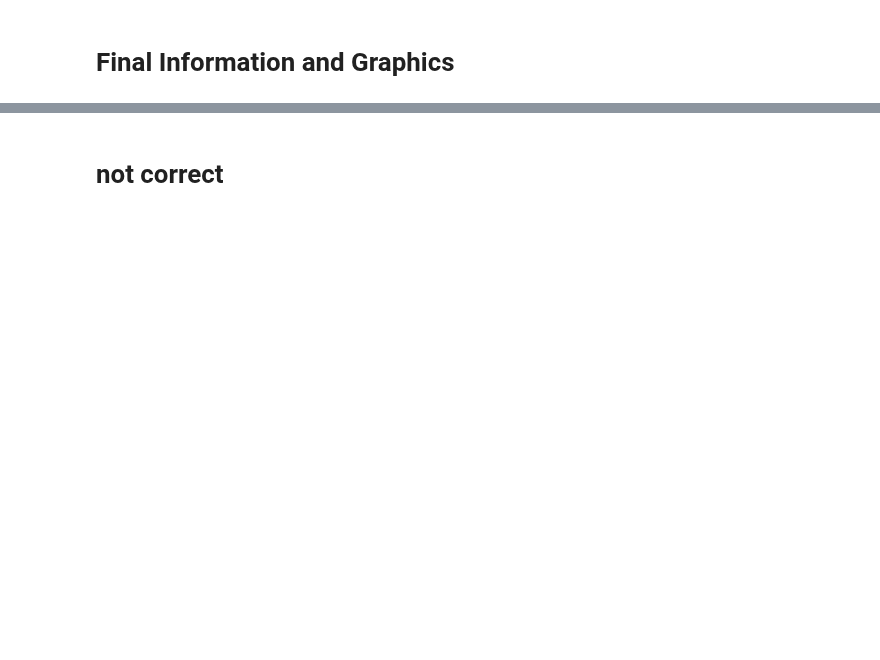
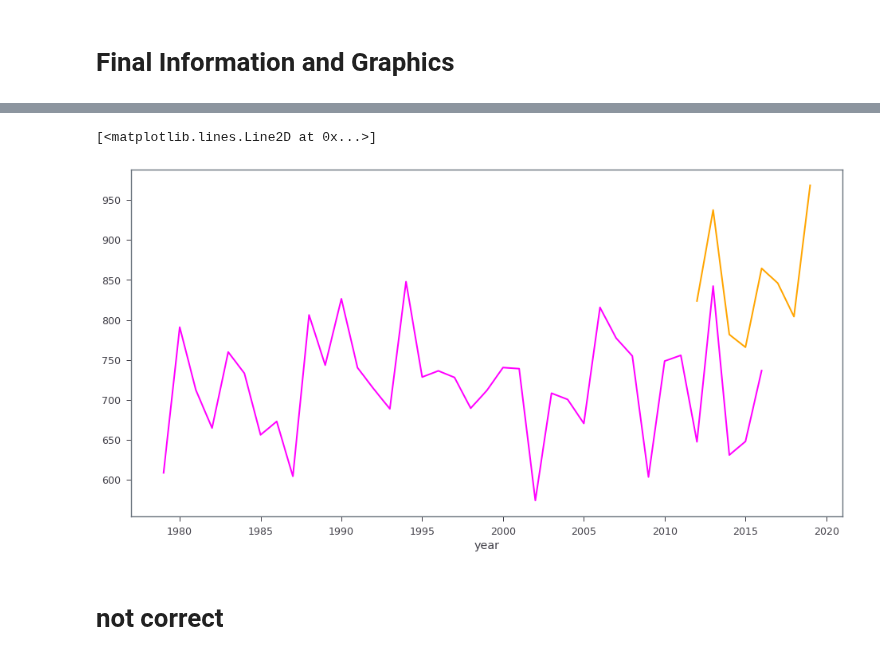
Before and after one commit to medhap02/AllIndiaRainfall, a Jupyter notebook: src/NewModel2020Predictions.ipynb, the cells around one changed output, grey strips where cells are left out. Saved outputs shown, nothing was run; the diff lists cells and outputs as text; code cells hidden in the pictures; blank space fills up the shorter version.

```diff
--- a/src/NewModel2020Predictions.ipynb
+++ b/src/NewModel2020Predictions.ipynb
@@ -495,3 +518,11 @@ array(0.489124)
+# %%
+IMDmean = 886.9
+#(pIMDJJASupdate/IMDmean).sel(year=slice('1979','2020')).plot(color='orange',marker='.',label='IMD AIRI')
+pIITMJJAS.sel(year=slice('1979','2020')).plot(linewidth=2,color='magenta',label='IITM data')
+pIMDJJASupdate.sel(year=slice('1979','2020')).plot(linewidth=2,color='orange',label='IMD data')
+# %% [output]
+[<matplotlib.lines.Line2D at 0x...>]
+[figure, added]
 # %% [markdown]
 # not correct
 # %%
```
Also changed, not shown: parts of 9 cells of this notebook.
